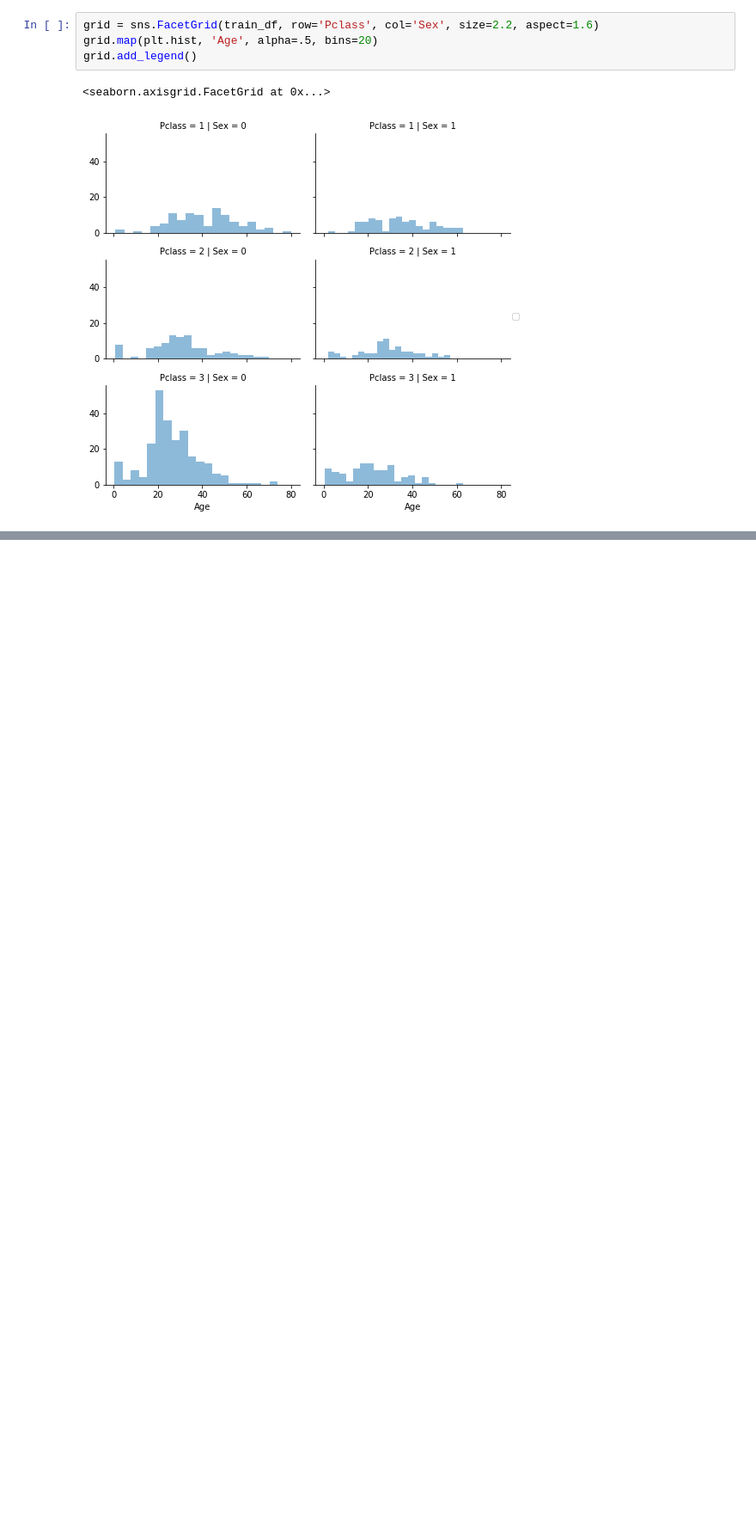
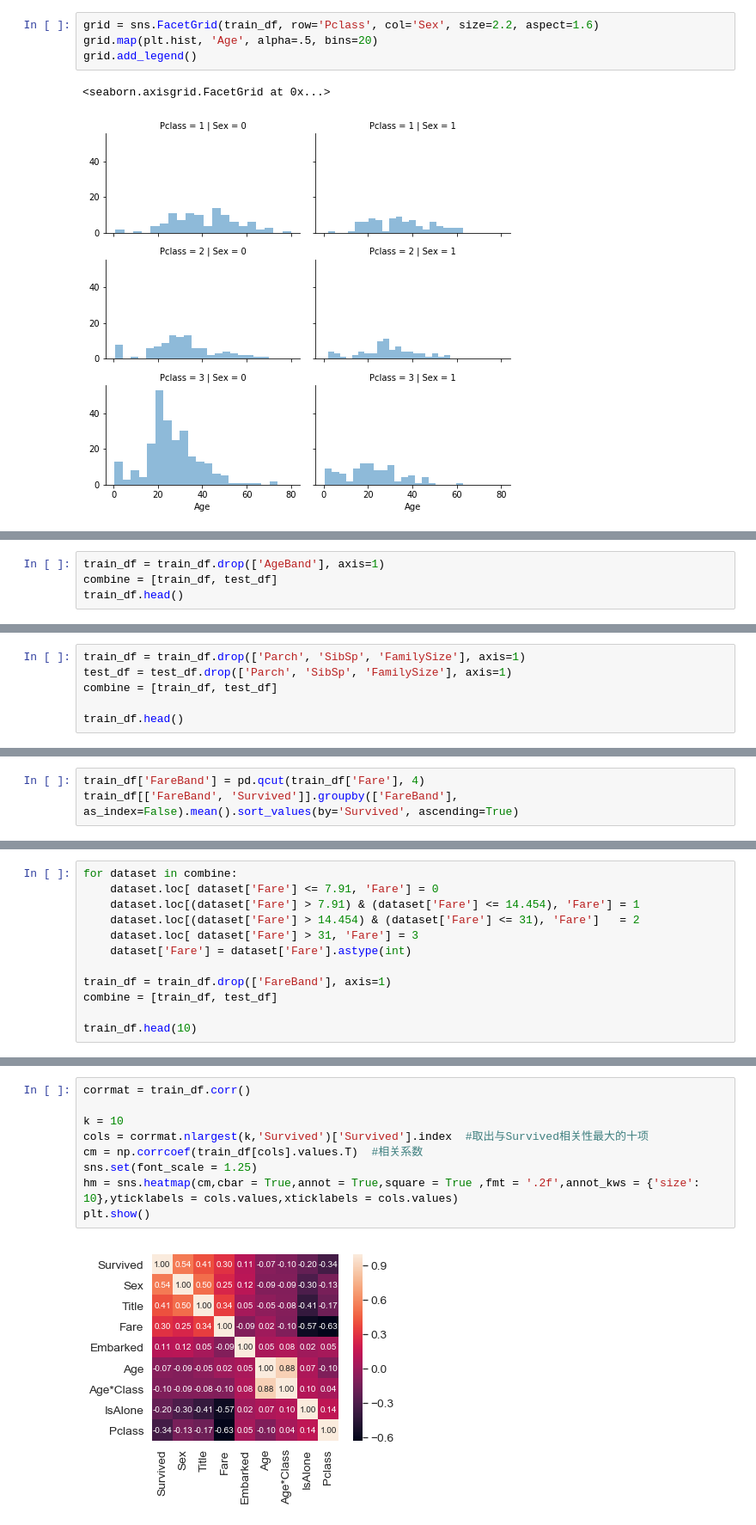
Before and after one commit to Skyexu/machine-learning-practice, a Jupyter notebook: practice/Titanic/泰坦尼克号数据科学解决方案_kaggle_教程.ipynb, the cells around one changed output, grey strips where cells are left out. Shown at 86% size. Cells and saved outputs as stored; diff of their text form; blank space fills up the shorter version.

```diff
--- a/practice/Titanic/泰坦尼克号数据科学解决方案_kaggle_教程.ipynb
+++ b/practice/Titanic/泰坦尼克号数据科学解决方案_kaggle_教程.ipynb
@@ -612,0 +711,4 @@ grid.add_legend()
+# %%
+train_df = train_df.drop(['AgeBand'], axis=1)
+combine = [train_df, test_df]
+train_df.head()
@@ -612,0 +756,6 @@ grid.add_legend()
+# %%
+train_df = train_df.drop(['Parch', 'SibSp', 'FamilySize'], axis=1)
+test_df = test_df.drop(['Parch', 'SibSp', 'FamilySize'], axis=1)
+combine = [train_df, test_df]
+
+train_df.head()
@@ -612,0 +861,3 @@ grid.add_legend()
+# %%
+train_df['FareBand'] = pd.qcut(train_df['Fare'], 4)
+train_df[['FareBand', 'Survived']].groupby(['FareBand'], as_index=False).mean().sort_values(by='Survived', ascending=True)
@@ -612,0 +872,12 @@ grid.add_legend()
+# %%
+for dataset in combine:
+    dataset.loc[ dataset['Fare'] <= 7.91, 'Fare'] = 0
+    dataset.loc[(dataset['Fare'] > 7.91) & (dataset['Fare'] <= 14.454), 'Fare'] = 1
+    dataset.loc[(dataset['Fare'] > 14.454) & (dataset['Fare'] <= 31), 'Fare']   = 2
+    dataset.loc[ dataset['Fare'] > 31, 'Fare'] = 3
+    dataset['Fare'] = dataset['Fare'].astype(int)
+
+train_df = train_df.drop(['FareBand'], axis=1)
+combine = [train_df, test_df]
+
+train_df.head(10)
@@ -612,0 +923,11 @@ grid.add_legend()
+# %%
+corrmat = train_df.corr()
+
+k = 10
+cols = corrmat.nlargest(k,'Survived')['Survived'].index  #取出与Survived相关性最大的十项
+cm = np.corrcoef(train_df[cols].values.T)  #相关系数
+sns.set(font_scale = 1.25)
+hm = sns.heatmap(cm,cbar = True,annot = True,square = True ,fmt = '.2f',annot_kws = {'size': 10},yticklabels = cols.values,xticklabels = cols.values)
+plt.show()
+# %% [output]
+[figure, added]
```
Also changed, not shown: parts of 69 cells of this notebook, 5 other files.
